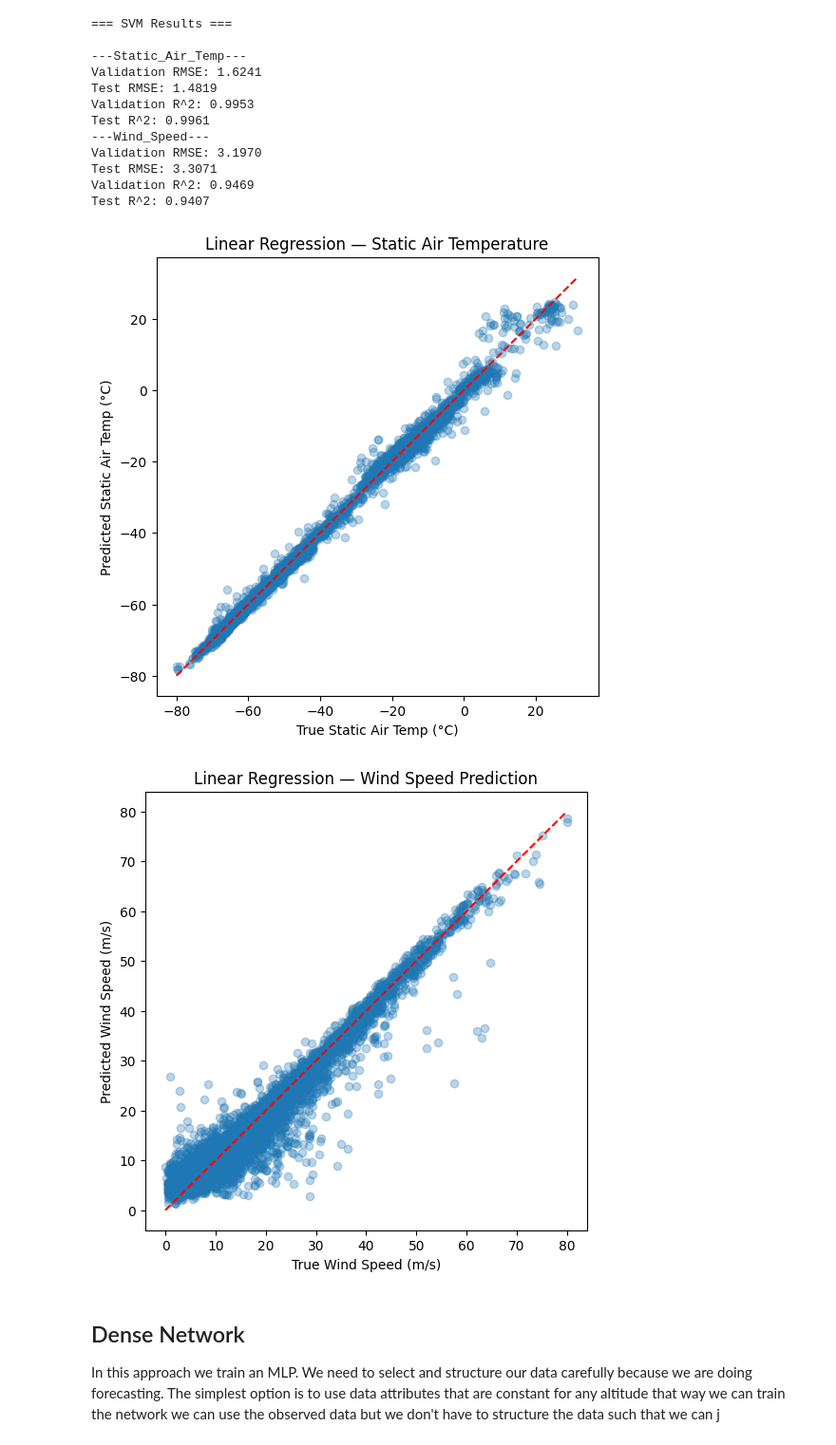
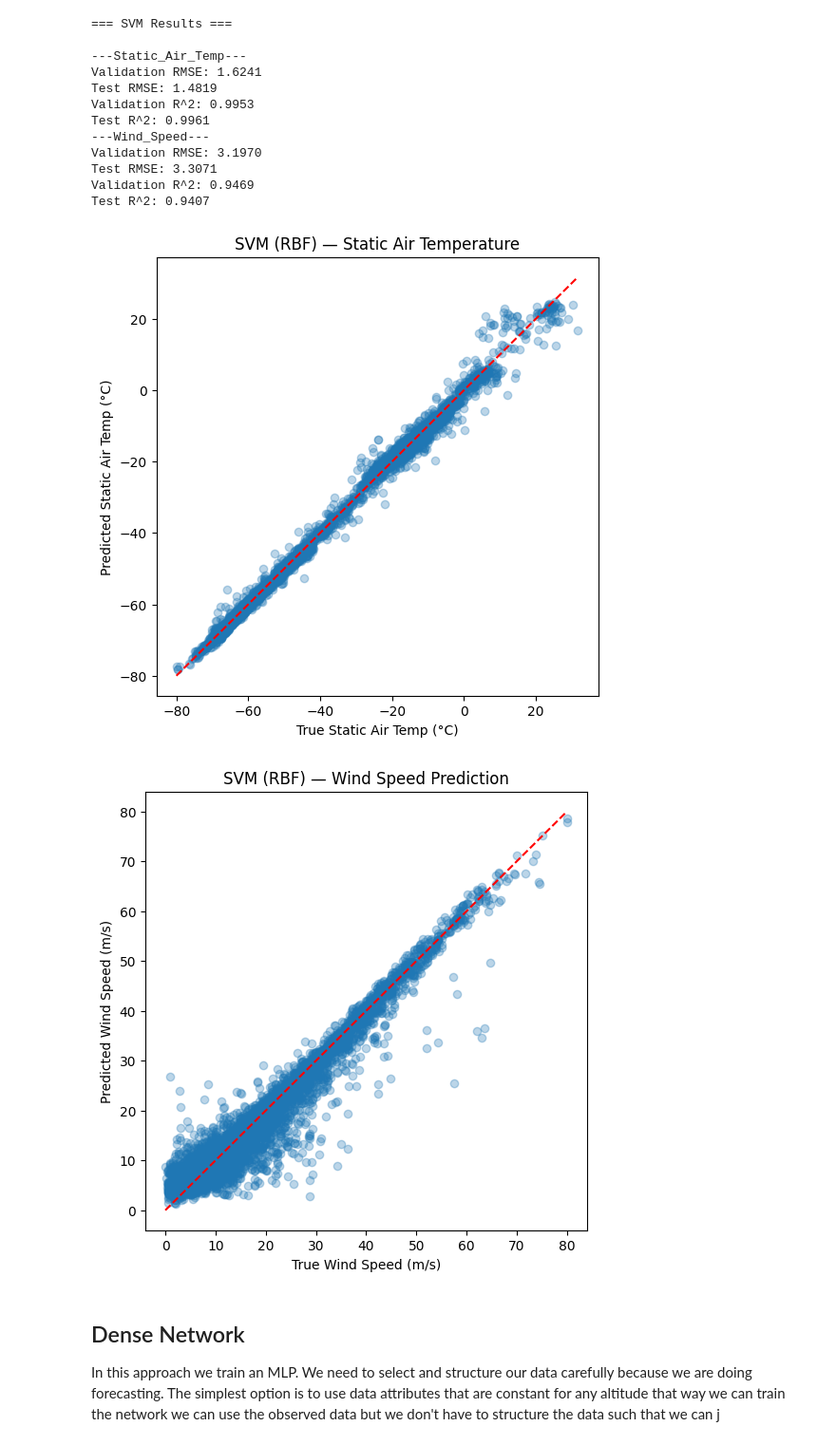
Before and after one commit to sabelle/Arctic-Atmospheric-Predictions, a Jupyter notebook: final_proj.ipynb, the cells around one changed output. Shown at 95% size. Saved outputs shown, nothing was run; the diff lists cells and outputs as text; code cells hidden in the pictures.

```diff
--- a/final_proj.ipynb
+++ b/final_proj.ipynb
@@ -595,28 +585,28 @@ plt.figure(figsize=(6,6))
 plt.scatter(yt_temps, yp_temps, alpha=0.3)
 plt.xlabel("True Static Air Temp (°C)")
 plt.ylabel("Predicted Static Air Temp (°C)")
-plt.title("Linear Regression — Static Air Temperature")
+plt.title("SVM (RBF) — Static Air Temperature")
 plt.plot([yt_temps.min(), yt_temps.max()],
          [yt_temps.min(), yt_temps.max()], 'r--')  # ideal line
 plt.show()
 # %% [output]
-[figure, old version]
+[figure, new version]
 # %%
 plt.figure(figsize=(6,6))
 plt.scatter(yt_ws, yp_ws, alpha=0.3)
 plt.xlabel("True Wind Speed (m/s)")
 plt.ylabel("Predicted Wind Speed (m/s)")
-plt.title("Linear Regression — Wind Speed Prediction")
+plt.title("SVM (RBF) — Wind Speed Prediction")
 
 plt.plot(
     [yt_ws.min(), yt_ws.max()],
     [yt_ws.min(), yt_ws.max()],
     'r--'
 )
 
 plt.show()
 # %% [output]
-[figure, old version]
+[figure, new version]
 # %% [markdown]
 ## Dense Network
 In this approach we train an MLP. We need to select and structure our data carefully because we are doing forecasting. The simplest option is to use data attributes that are constant for any altitude that way we can train the network we can use the observed data but we don't have to structure the data such that we can j
```
Also changed, not shown: parts of 1 cell of this notebook.
